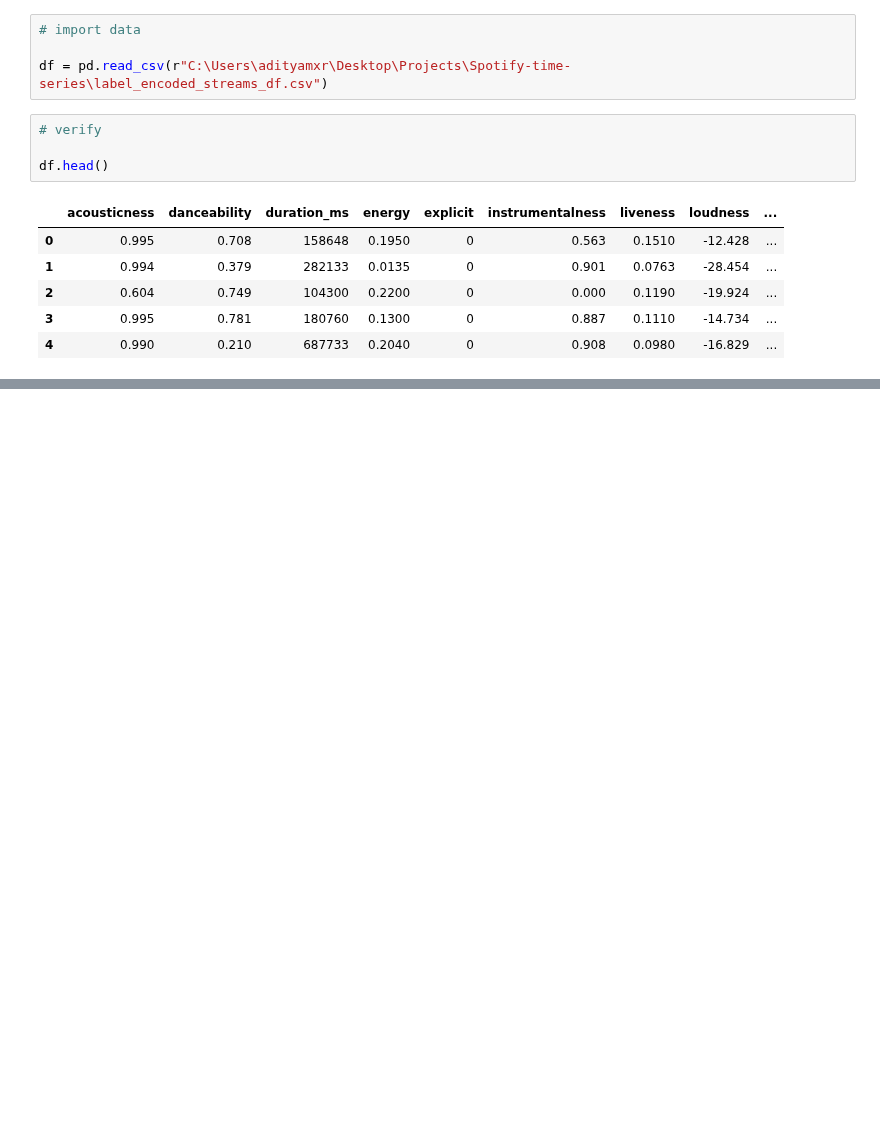
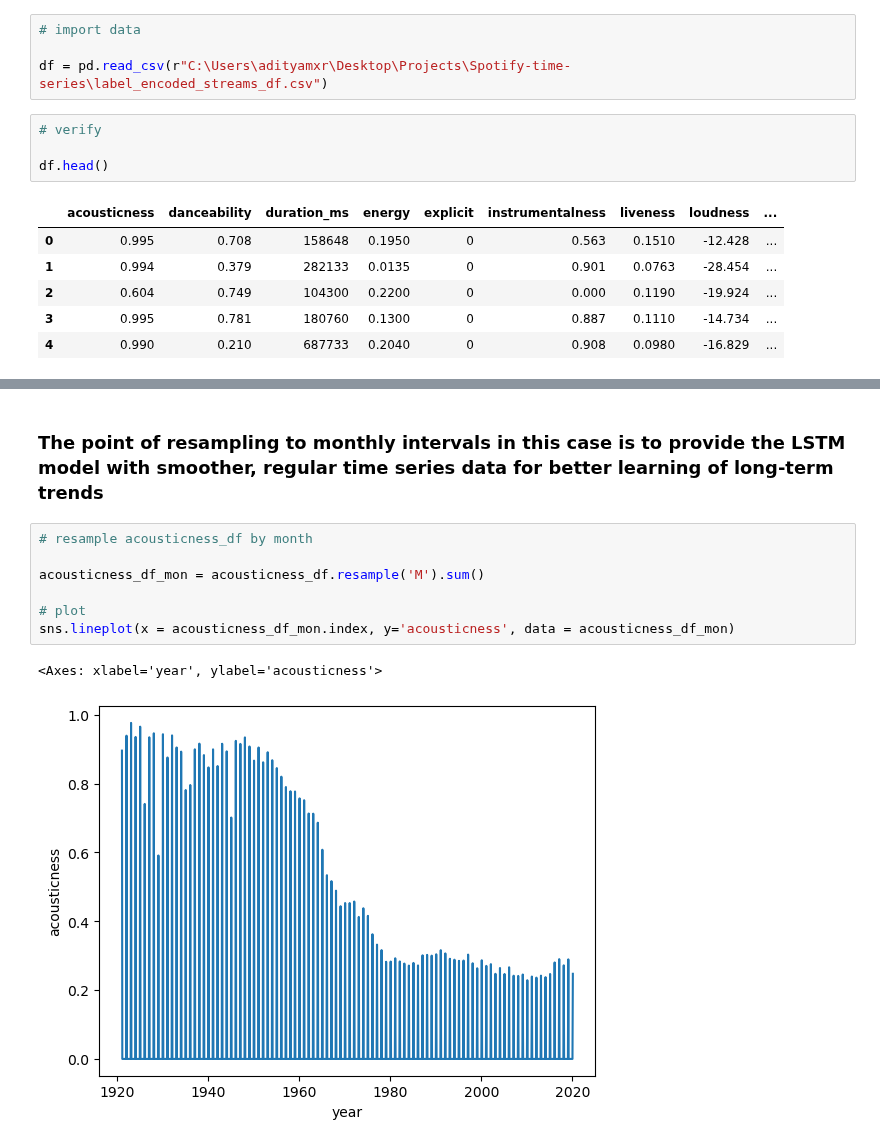
Before and after one commit to moraditya/spotify-time-series, a Jupyter notebook: models/spotify-LSTM.ipynb, the cells around one changed output, grey strips where cells are left out. Drawn from its saved outputs; the diff is of its cells as text; blank space fills up the shorter version.

```diff
--- a/models/spotify-LSTM.ipynb
+++ b/models/spotify-LSTM.ipynb
@@ -85,0 +163,12 @@ print(labelenc_genre_df.head())
+# %% [markdown]
+### The point of resampling to monthly intervals in this case is to provide the LSTM model with smoother, regular time series data for better learning of long-term trends
+# %%
+# resample acousticness_df by month
+
+acousticness_df_mon = acousticness_df.resample('M').sum()
+
+# plot
+sns.lineplot(x = acousticness_df_mon.index, y='acousticness', data = acousticness_df_mon)
+# %% [output]
+<Axes: xlabel='year', ylabel='acousticness'>
+[figure, added]
```
Also changed, not shown: parts of 12 cells of this notebook.
